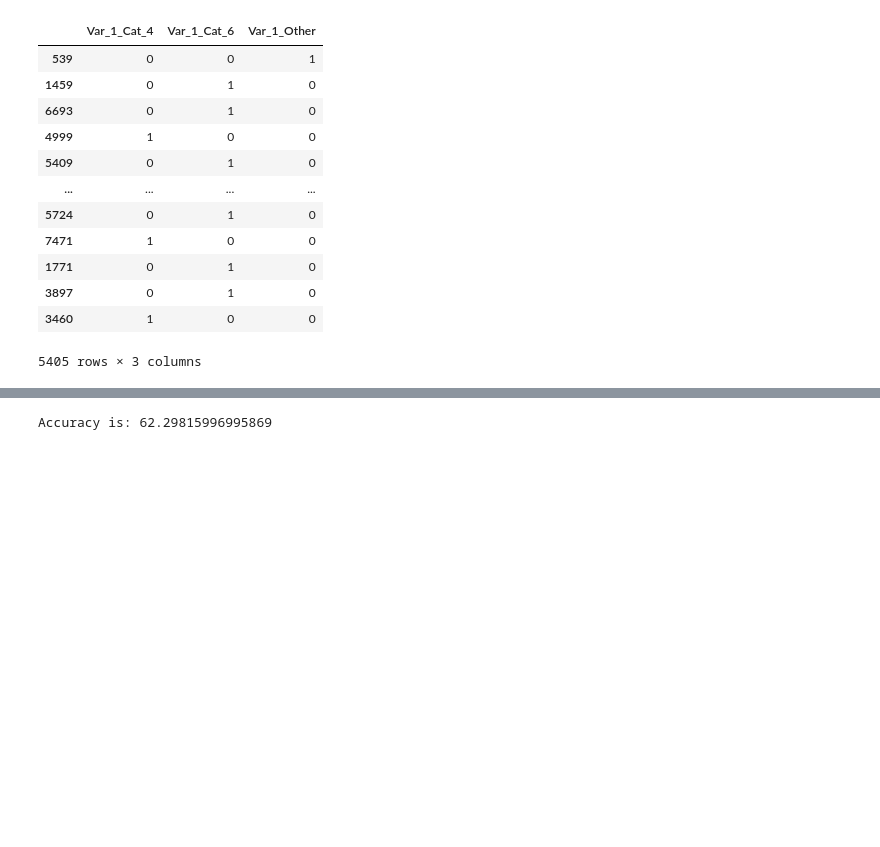
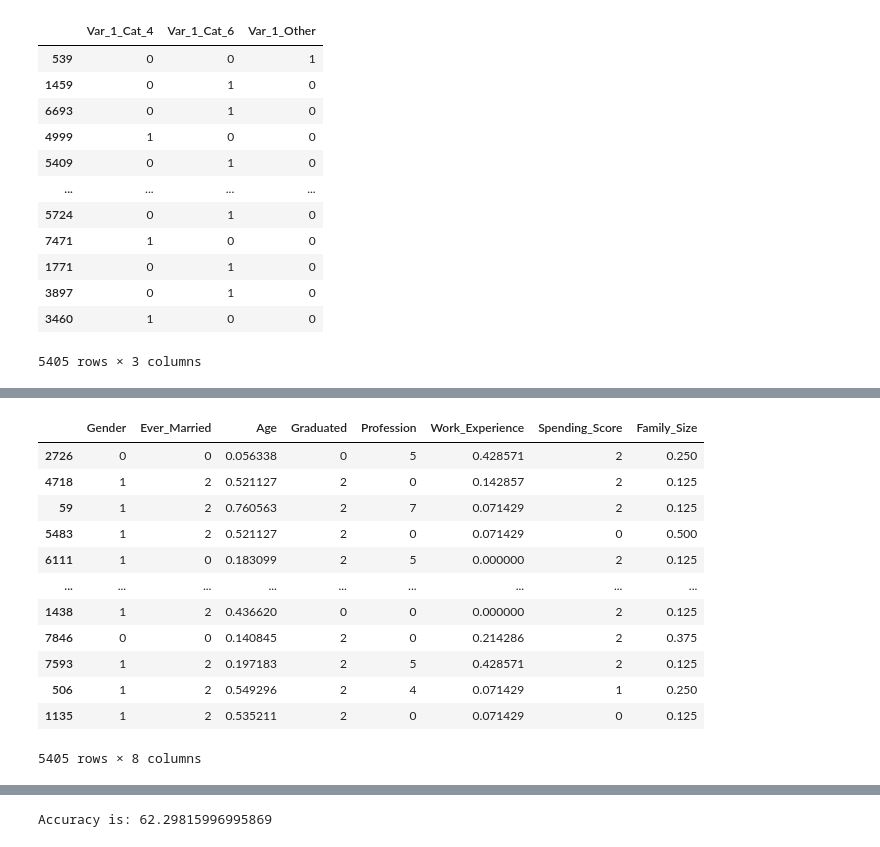
Before and after one commit to cohensaeb/class_notes, a Jupyter notebook: 1002_Assignment_3/Assignment_3_Ahmad_Sayeb.ipynb, the cells around one changed output, grey strips where cells are left out. Drawn from its saved outputs; the diff is of its cells as text; code cells hidden in the pictures; blank space fills up the shorter version.

```diff
--- a/1002_Assignment_3/Assignment_3_Ahmad_Sayeb.ipynb
+++ b/1002_Assignment_3/Assignment_3_Ahmad_Sayeb.ipynb
@@ -240 +264,17 @@ y_valid
 2663 rows × 3 columns
+# %%
+X_train
+# %% [output]
+|  | Gender | Ever_Married | Age | Graduated | Profession | Work_Experience | Spending_Score | Family_Size |
+| 2726 | 0 | 0 | 0.056338 | 0 | 5 | 0.428571 | 2 | 0.250 |
+| 4718 | 1 | 2 | 0.521127 | 2 | 0 | 0.142857 | 2 | 0.125 |
+| 59 | 1 | 2 | 0.760563 | 2 | 7 | 0.071429 | 2 | 0.125 |
+| 5483 | 1 | 2 | 0.521127 | 2 | 0 | 0.071429 | 0 | 0.500 |
+| 6111 | 1 | 0 | 0.183099 | 2 | 5 | 0.000000 | 2 | 0.125 |
+| ... | ... | ... | ... | ... | ... | ... | ... | ... |
+| 1438 | 1 | 2 | 0.436620 | 0 | 0 | 0.000000 | 2 | 0.125 |
+| 7846 | 0 | 0 | 0.140845 | 2 | 0 | 0.214286 | 2 | 0.375 |
+| 7593 | 1 | 2 | 0.197183 | 2 | 5 | 0.428571 | 2 | 0.125 |
+| 506 | 1 | 2 | 0.549296 | 2 | 4 | 0.071429 | 1 | 0.250 |
+| 1135 | 1 | 2 | 0.535211 | 2 | 0 | 0.071429 | 0 | 0.125 |
+5405 rows × 8 columns
```
Also changed, not shown: parts of 8 cells of this notebook.
